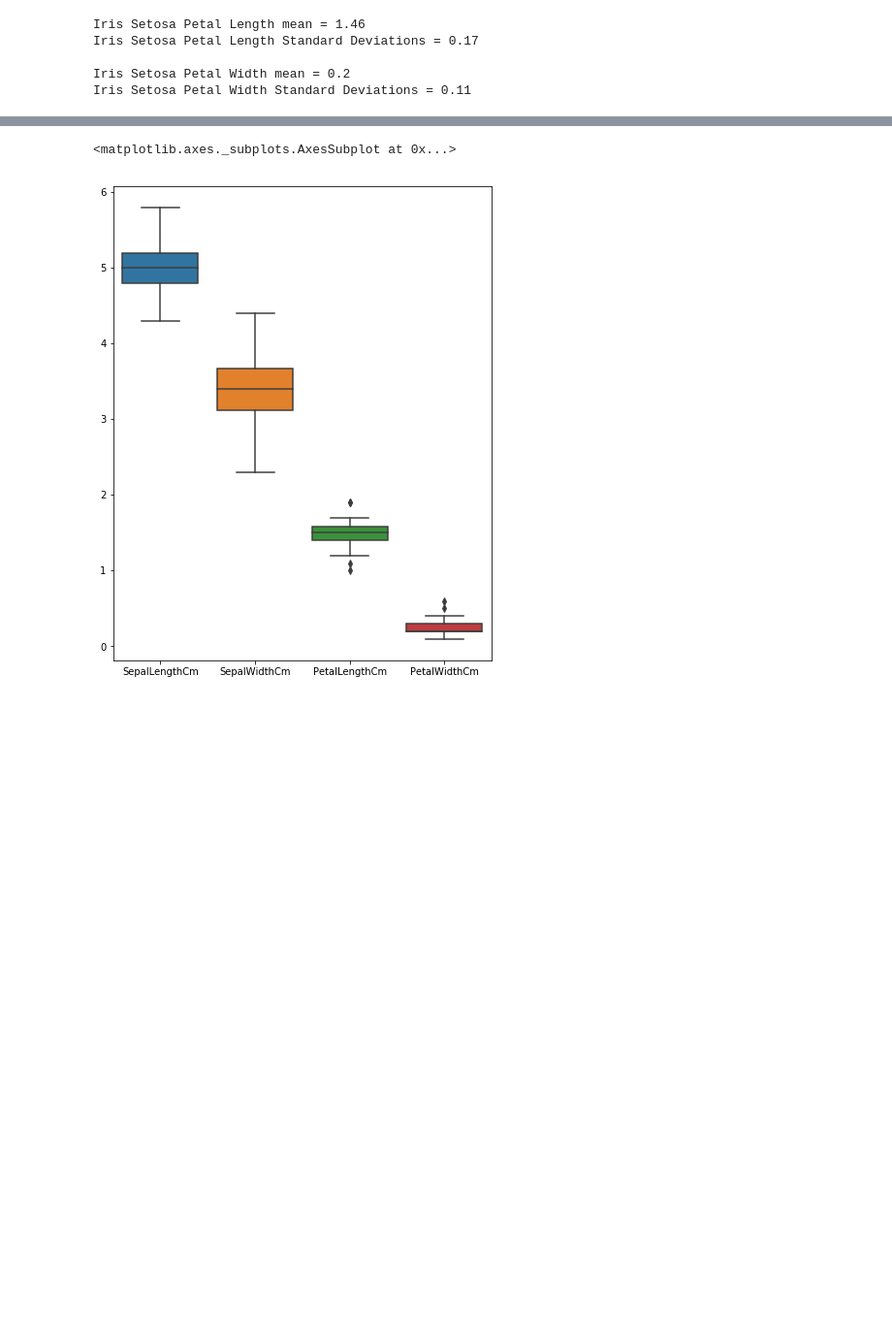
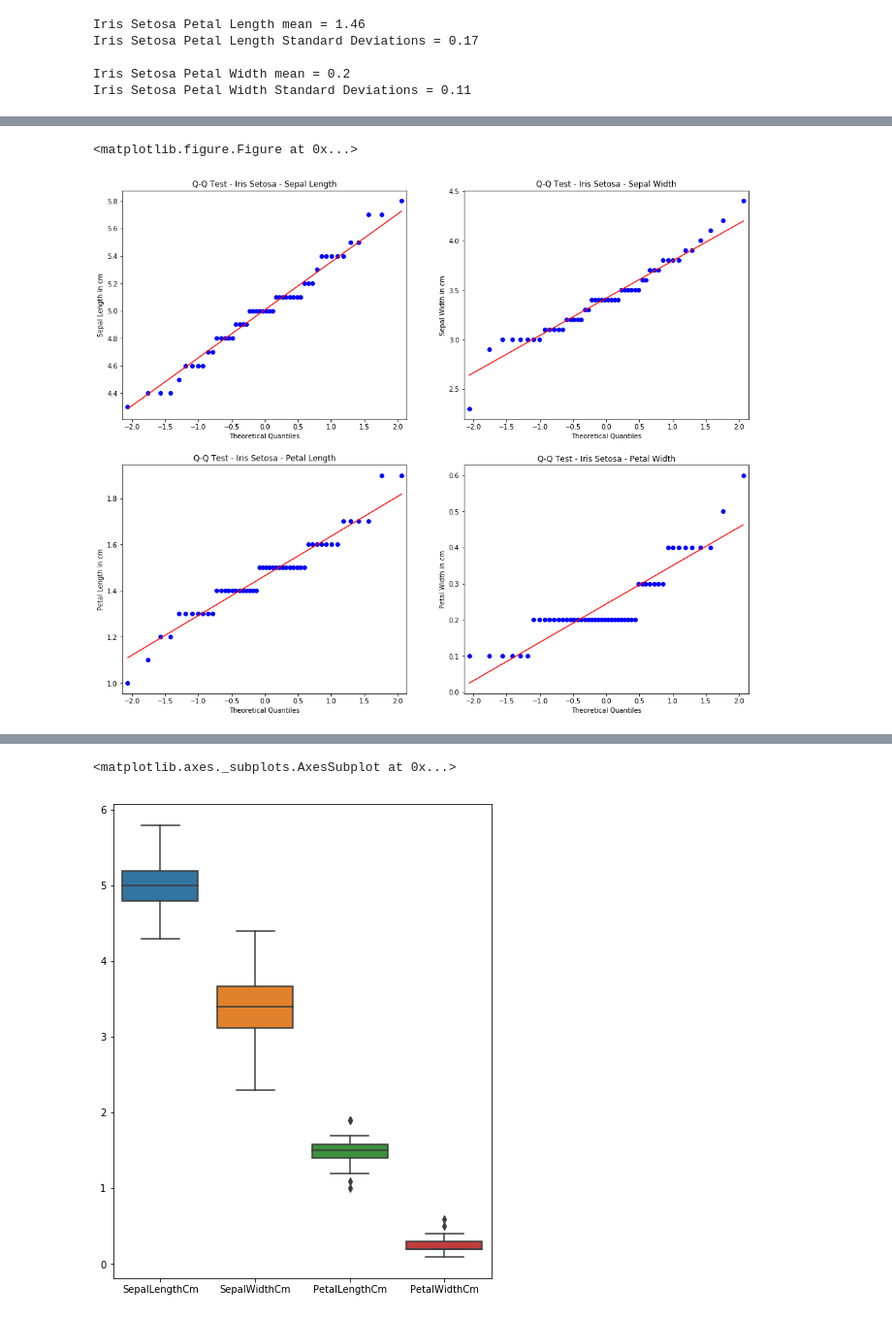
Before and after one commit to Slawak1/pands-project, a Jupyter notebook: IrisProject2019.ipynb, the cells around one changed output, grey strips where cells are left out. Shown: that part at 97% size. Drawn from its saved outputs; the diff is of its cells as text; code cells hidden in the pictures; blank space fills up the shorter version.

Commit message:
Normal Distribution calc

```diff
--- a/IrisProject2019.ipynb
+++ b/IrisProject2019.ipynb
@@ -433,0 +453,23 @@ $$Petal width  = 0.20 \pm 0.11 cm$$
+# %%
+# https://machinelearningmastery.com/a-gentle-introduction-to-normality-tests-in-python/
+
+plt.figure()
+
+# Create a figure and a set of subplots with 2 columns and 2 rows.
+fig, ax = plt.subplots(2,2, figsize=(17, 14))
+
+qqplot(dfSetosa['SepalLengthCm'],ax = ax[0][0], line='s', )
+qqplot(dfSetosa['SepalWidthCm'],ax = ax[0][1], line='s', )
+qqplot(dfSetosa['PetalLengthCm'],ax = ax[1][0], line='s', )
+qqplot(dfSetosa['PetalWidthCm'],ax = ax[1][1], line='s', )
+
+# set title and axis labels
+ax[0][0].set(title='Q-Q Test - Iris Setosa - Sepal Length', ylabel = 'Sepal Length in cm' )
+ax[0][1].set(title='Q-Q Test - Iris Setosa - Sepal Width', ylabel = 'Sepal Width in cm')
+ax[1][0].set(title='Q-Q Test - Iris Setosa - Petal Length',ylabel = 'Petal Length in cm')
+ax[1][1].set(title='Q-Q Test - Iris Setosa - Petal Width',ylabel = 'Petal Width in cm')
+
+pyplot.show()
+# %% [output]
+<matplotlib.figure.Figure at 0x...>
+[figure, added]
```
Also changed, not shown: parts of 22 cells of this notebook.
